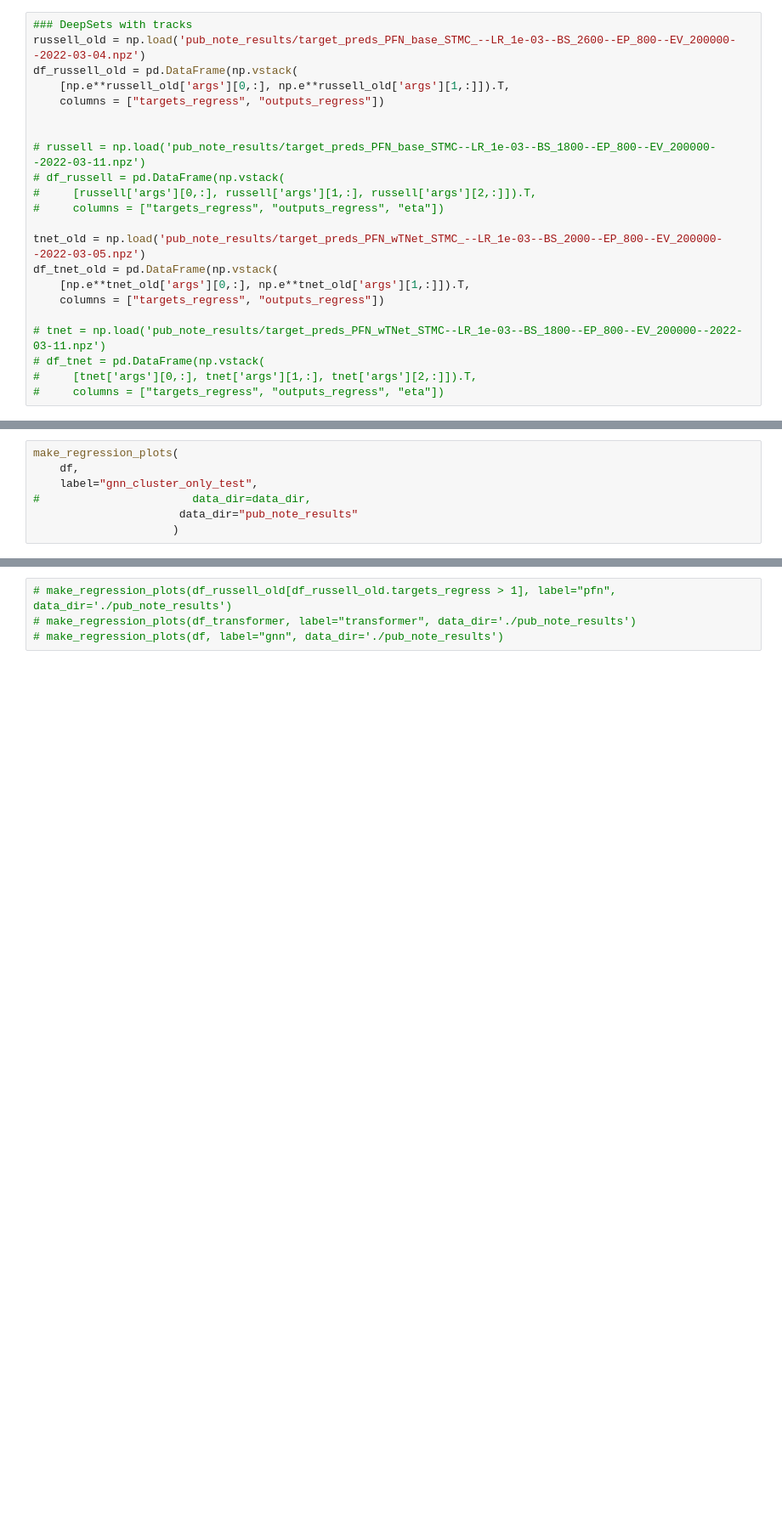
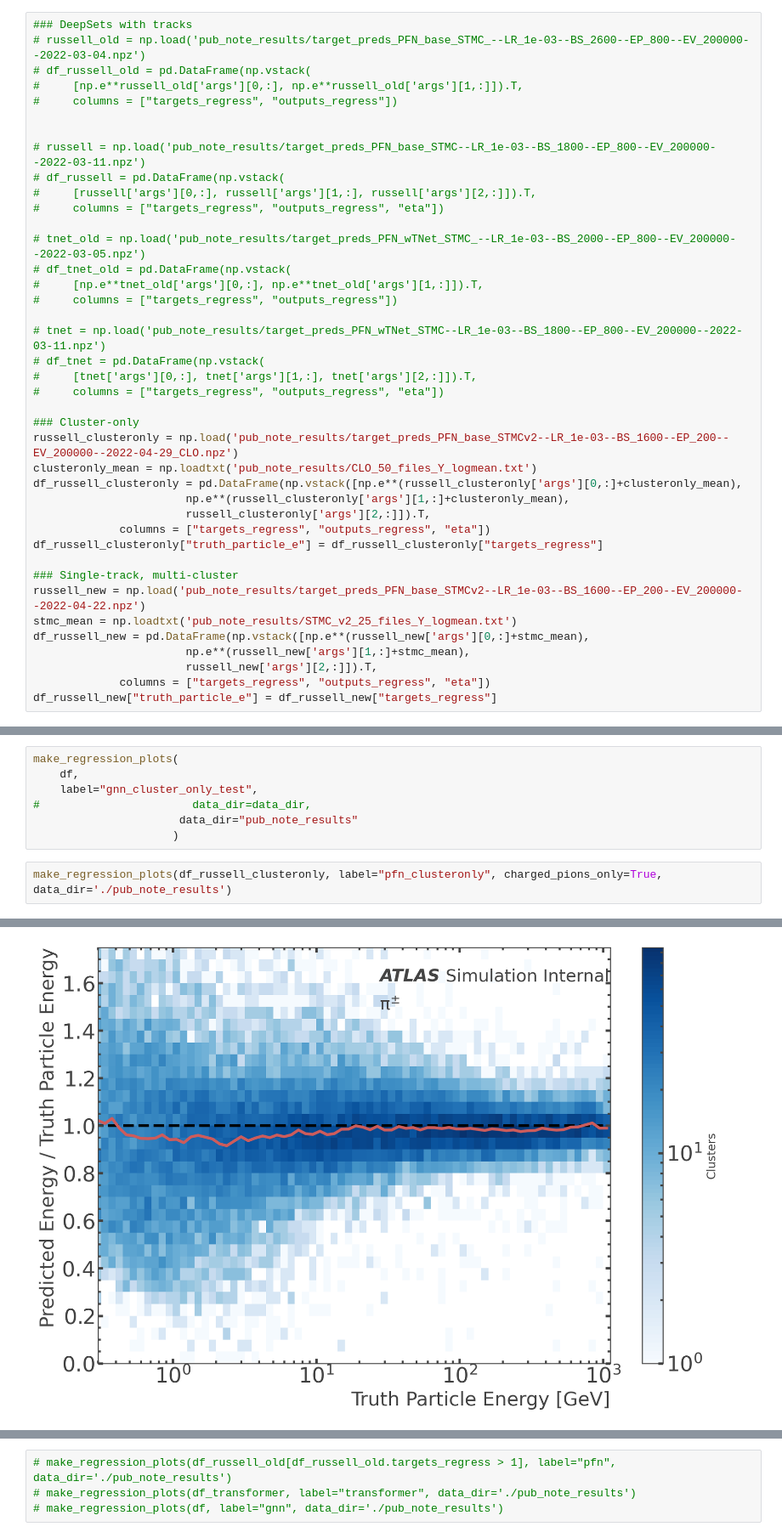
Before and after one commit to atlas-calo-ml/gn4pions_eastbay, a Jupyter notebook: analysis_example.ipynb, the cells around one changed output, grey strips where cells are left out. Shown at 85% size. Drawn from its saved outputs; the diff is of its cells as text; blank space fills up the shorter version.

```diff
--- a/analysis_example.ipynb
+++ b/analysis_example.ipynb
@@ -198,10 +198,10 @@ df = pd.DataFrame(np.vstack(
 df[["targets_regress","outputs_regress"]]
 # %%
 ### DeepSets with tracks
-russell_old = np.load('pub_note_results/target_preds_PFN_base_STMC_--LR_1e-03--BS_2600--EP_800--EV_200000--2022-03-04.npz')
-df_russell_old = pd.DataFrame(np.vstack(
-    [np.e**russell_old['args'][0,:], np.e**russell_old['args'][1,:]]).T,
-    columns = ["targets_regress", "outputs_regress"])
+# russell_old = np.load('pub_note_results/target_preds_PFN_base_STMC_--LR_1e-03--BS_2600--EP_800--EV_200000--2022-03-04.npz')
+# df_russell_old = pd.DataFrame(np.vstack(
+#     [np.e**russell_old['args'][0,:], np.e**russell_old['args'][1,:]]).T,
+#     columns = ["targets_regress", "outputs_regress"])
 
 
 # russell = np.load('pub_note_results/target_preds_PFN_base_STMC--LR_1e-03--BS_1800--EP_800--EV_200000--2022-03-11.npz')
@@ -209,15 +209,33 @@ df_russell_old = pd.DataFrame(np.vstack(
 #     [russell['args'][0,:], russell['args'][1,:], russell['args'][2,:]]).T,
 #     columns = ["targets_regress", "outputs_regress", "eta"])
 
-tnet_old = np.load('pub_note_results/target_preds_PFN_wTNet_STMC_--LR_1e-03--BS_2000--EP_800--EV_200000--2022-03-05.npz')
-df_tnet_old = pd.DataFrame(np.vstack(
-    [np.e**tnet_old['args'][0,:], np.e**tnet_old['args'][1,:]]).T,
-    columns = ["targets_regress", "outputs_regress"])
+# tnet_old = np.load('pub_note_results/target_preds_PFN_wTNet_STMC_--LR_1e-03--BS_2000--EP_800--EV_200000--2022-03-05.npz')
+# df_tnet_old = pd.DataFrame(np.vstack(
+#     [np.e**tnet_old['args'][0,:], np.e**tnet_old['args'][1,:]]).T,
+#     columns = ["targets_regress", "outputs_regress"])
 
 # tnet = np.load('pub_note_results/target_preds_PFN_wTNet_STMC--LR_1e-03--BS_1800--EP_800--EV_200000--2022-03-11.npz')
 # df_tnet = pd.DataFrame(np.vstack(
 #     [tnet['args'][0,:], tnet['args'][1,:], tnet['args'][2,:]]).T,
 #     columns = ["targets_regress", "outputs_regress", "eta"])
+
+### Cluster-only
+russell_clusteronly = np.load('pub_note_results/target_preds_PFN_base_STMCv2--LR_1e-03--BS_1600--EP_200--EV_200000--2022-04-29_CLO.npz')
+clusteronly_mean = np.loadtxt('pub_note_results/CLO_50_files_Y_logmean.txt')
+df_russell_clusteronly = pd.DataFrame(np.vstack([np.e**(russell_clusteronly['args'][0,:]+clusteronly_mean),
+                       np.e**(russell_clusteronly['args'][1,:]+clusteronly_mean),
+                       russell_clusteronly['args'][2,:]]).T,
+             columns = ["targets_regress", "outputs_regress", "eta"])
+df_russell_clusteronly["truth_particle_e"] = df_russell_clusteronly["targets_regress"]
+
+### Single-track, multi-cluster
+russell_new = np.load('pub_note_results/target_preds_PFN_base_STMCv2--LR_1e-03--BS_1600--EP_200--EV_200000--2022-04-22.npz')
+stmc_mean = np.loadtxt('pub_note_results/STMC_v2_25_files_Y_logmean.txt')
+df_russell_new = pd.DataFrame(np.vstack([np.e**(russell_new['args'][0,:]+stmc_mean),
+                       np.e**(russell_new['args'][1,:]+stmc_mean),
+                       russell_new['args'][2,:]]).T,
+             columns = ["targets_regress", "outputs_regress", "eta"])
+df_russell_new["truth_particle_e"] = df_russell_new["targets_regress"]
 # %%
 ### Sanmay
 edgeconv = np.load('pub_note_results/EdgeConv_Prediction_TRK_2.npz')
@@ -592,3 +602,6 @@ make_regression_plots(
 #                       data_dir=data_dir,
                       data_dir="pub_note_results"
                      )
+# %%
+make_regression_plots(df_russell_clusteronly, label="pfn_clusteronly", charged_pions_only=True, data_dir='./pub_note_results')
+# %% [output]
@@ -594,0 +612 @@ make_regression_plots(
+[figure, added]
```
Also changed, not shown: parts of 5 cells of this notebook, 1 other file.
